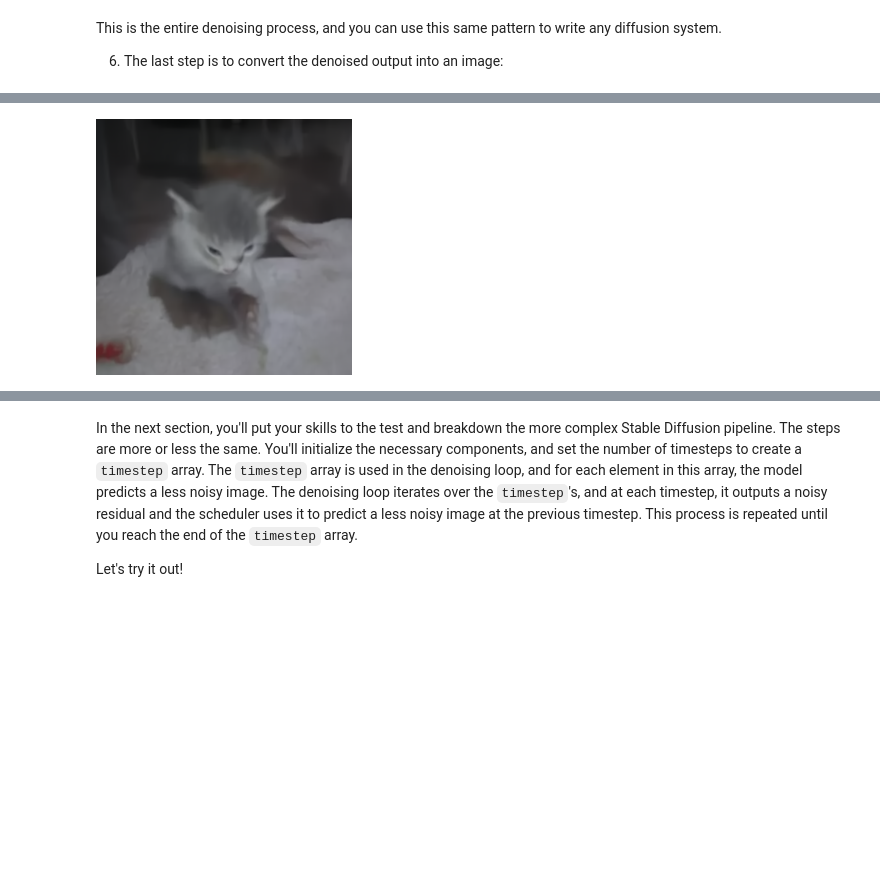
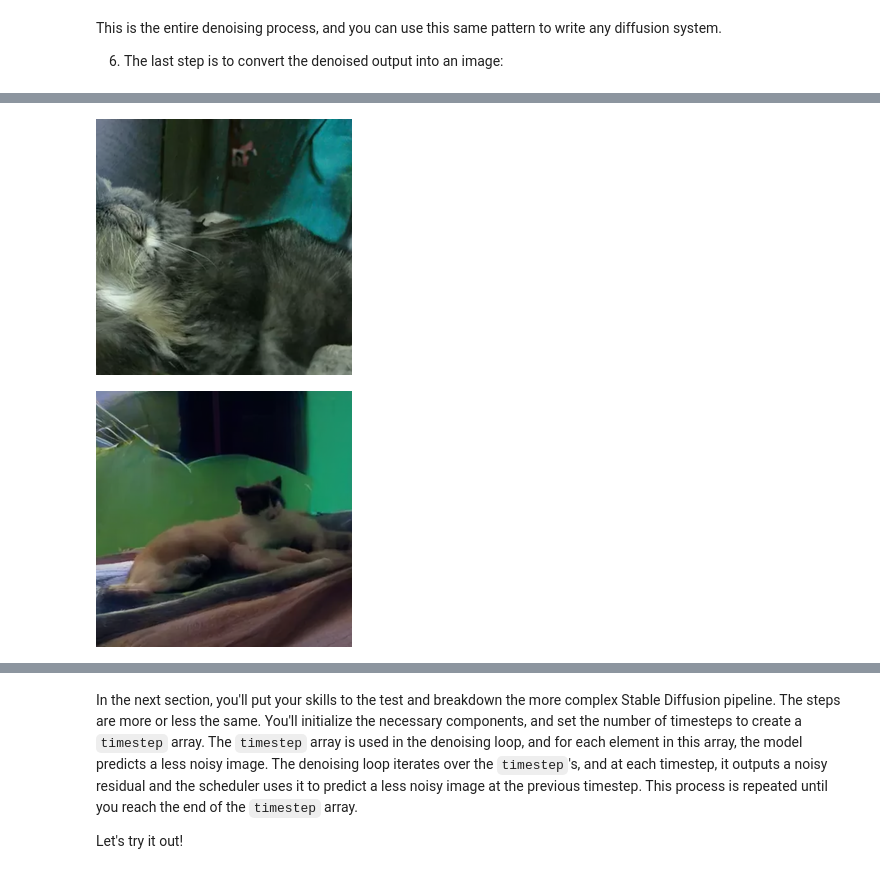
Before and after one commit to KharitonovDenis/kursach, a Jupyter notebook: diffusers_doc/en/pytorch/write_own_pipeline.ipynb, the cells around one changed output, grey strips where cells are left out. Saved outputs shown, nothing was run; the diff lists cells and outputs as text; code cells hidden in the pictures; blank space fills up the shorter version.

```diff
--- a/diffusers_doc/en/pytorch/write_own_pipeline.ipynb
+++ b/diffusers_doc/en/pytorch/write_own_pipeline.ipynb
@@ -65,7 +43,7 @@ DDPMScheduler {
 # %% [markdown]
 2. Set the number of timesteps to run the denoising process for:
 # %%
-scheduler.set_timesteps(50)
+scheduler.set_timesteps(1000)
 # %% [markdown]
 3. Setting the scheduler timesteps creates a tensor with evenly spaced elements in it, 50 in this example. Each element corresponds to a timestep at which the model denoises an image. When you create the denoising loop later, you'll iterate over this tensor to denoise an image:
 # %%
@@ -99,0 +100,11 @@ for t in scheduler.timesteps:
+# %%
+noise = torch.randn((1, 3, sample_size, sample_size)).to("cuda")
+input = noise
+interim_images = [input]
+for t in scheduler.timesteps:
+    with torch.no_grad():
+        noisy_residual = model(input, t).sample
+    previous_noisy_sample = scheduler.step(noisy_residual, t, input).prev_sample
+    input = previous_noisy_sample
+    if t % (scheduler.num_inference_steps // 10) == 0:
+        interim_images.append(input)
@@ -114,7 +140,32 @@ image1
+# %%
+noise = torch.randn((1, 3, sample_size, sample_size)).to("cuda")
+input = noise
+
+for t in scheduler.timesteps[:scheduler.num_inference_steps // 3]:
+    with torch.no_grad():
+        noisy_residual = model(input, t).sample
+    previous_noisy_sample = scheduler.step(noisy_residual, t, input).prev_sample
+    input = previous_noisy_sample
+input_1 = input
+input_2 = input
+for t in scheduler.timesteps[scheduler.num_inference_steps // 3 :]:
+    with torch.no_grad():
+        noisy_residual_1 = model(input_1, t).sample
+        noisy_residual_2 = model(input_2, t).sample
+    previous_noisy_sample_1 = scheduler.step(noisy_residual_1, t, input_1).prev_sample
+    previous_noisy_sample_2 = scheduler.step(noisy_residual_2, t, input_2).prev_sample
+    input_1 = previous_noisy_sample_1
+    input_2 = previous_noisy_sample_2
 # %%
-image2 = (input2 / 2 + 0.5).clamp(0, 1)
-image2 = image2.cpu().permute(0, 2, 3, 1).numpy()[0]
-image2 = Image.fromarray((image2 * 255).round().astype("uint8"))
-image2
+image_1 = (input_1 / 2 + 0.5).clamp(0, 1)
+image_1 = image_1.cpu().permute(0, 2, 3, 1).numpy()[0]
+image_1 = Image.fromarray((image_1 * 255).round().astype("uint8"))
+
+image_2 = (input_2 / 2 + 0.5).clamp(0, 1)
+image_2 = image_2.cpu().permute(0, 2, 3, 1).numpy()[0]
+image_2 = Image.fromarray((image_2 * 255).round().astype("uint8"))
+
+display(image_1, image_2)
 # %% [output]
-[figure, old version]
+[figure, new version]
+[figure, added]
```
Also changed, not shown: parts of 21 cells of this notebook.
